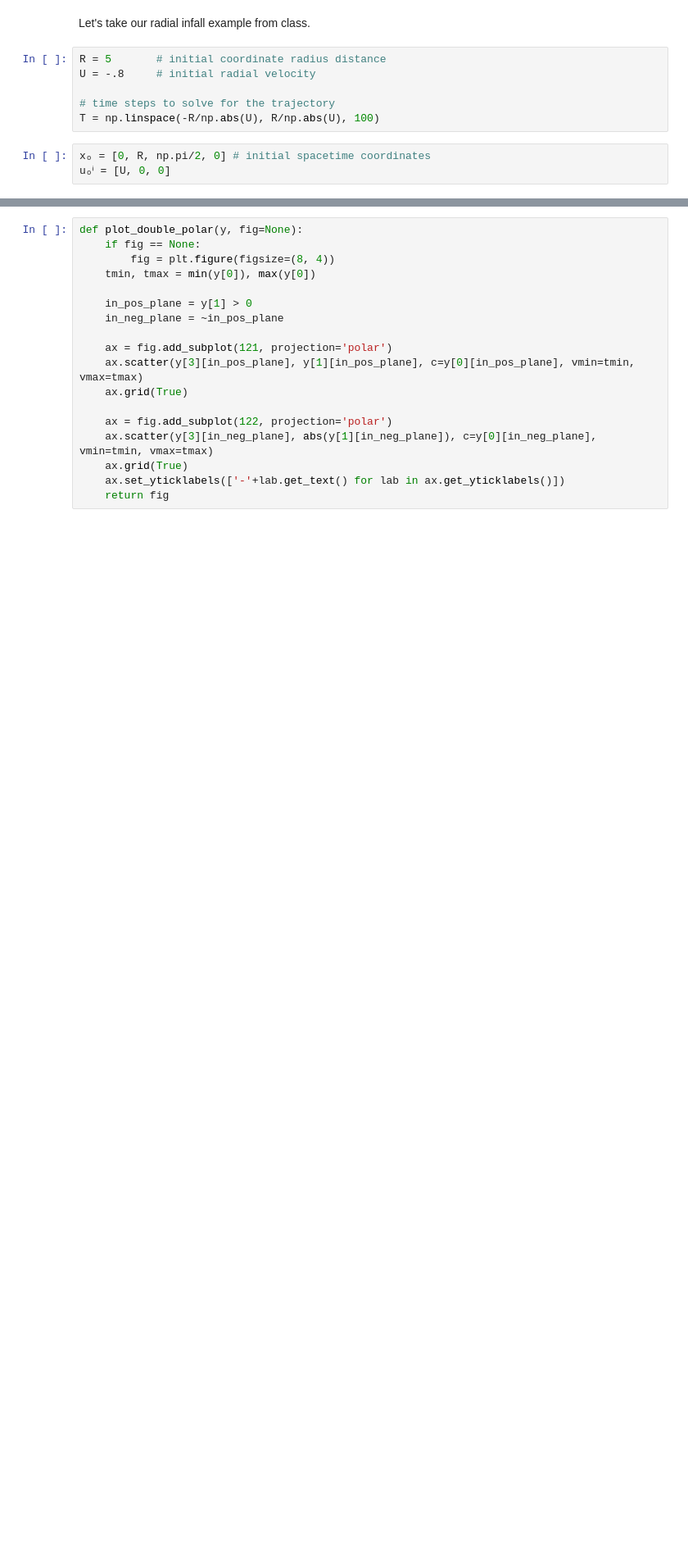
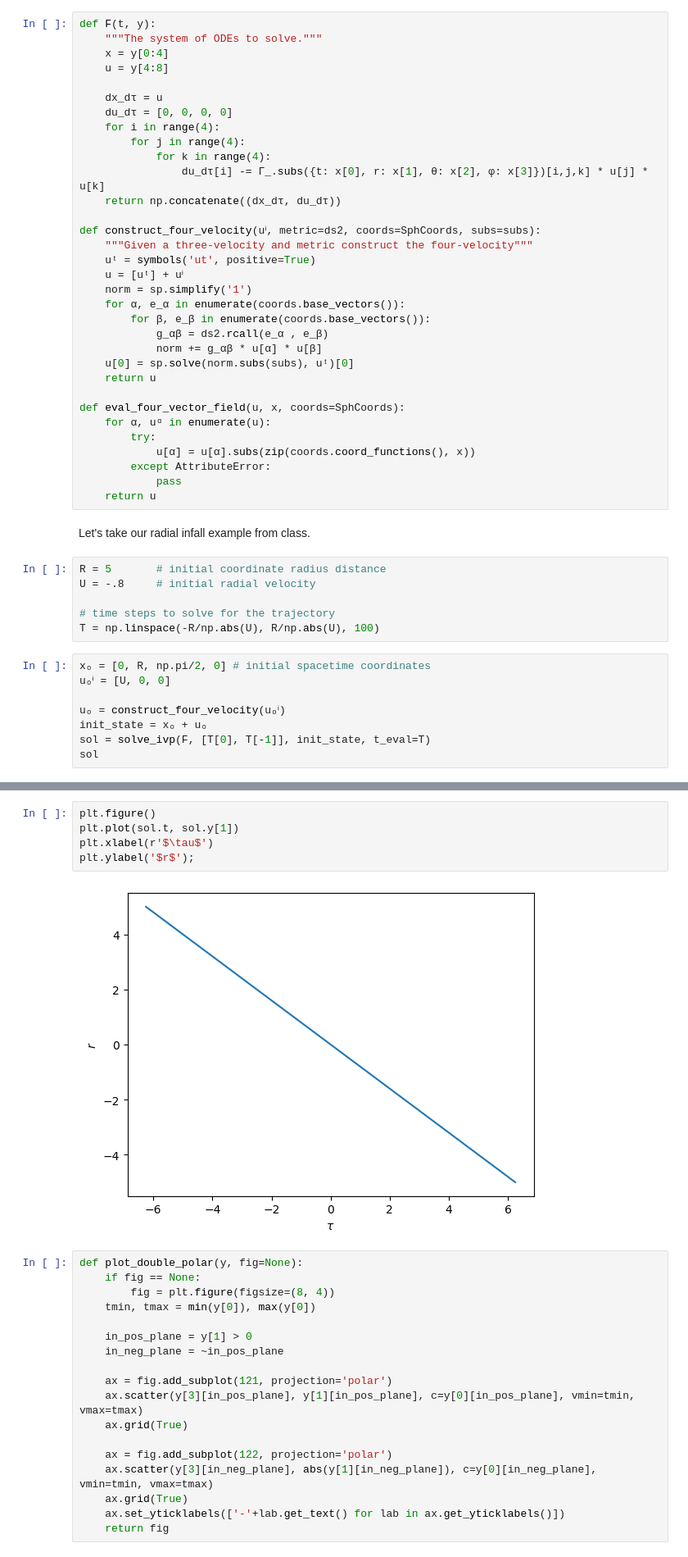
Before and after one commit to uo-phys/gr-winter25, a Jupyter notebook: notebooks/2 - Sympy Differential Geometry and Numerical Integration of Geodesics.ipynb, the cells around one changed output, grey strips where cells are left out. Shown at 82% size. Saved outputs shown, nothing was run; the diff lists cells and outputs as text; blank space fills up the shorter version.

```diff
--- a/notebooks/2 - Sympy Differential Geometry and Numerical Integration of Geodesics.ipynb
+++ b/notebooks/2 - Sympy Differential Geometry and Numerical Integration of Geodesics.ipynb
@@ -135,3 +178,36 @@ def eval_four_vector_field(u, x, coords=SphCoords):
+# %%
+def F(t, y):
+    """The system of ODEs to solve."""
+    x = y[0:4]
+    u = y[4:8]
+
+    dx_dτ = u
+    du_dτ = [0, 0, 0, 0]
+    for i in range(4):
+        for j in range(4):
+            for k in range(4):
+                du_dτ[i] -= Γ_.subs({t: x[0], r: x[1], θ: x[2], φ: x[3]})[i,j,k] * u[j] * u[k]
+    return np.concatenate((dx_dτ, du_dτ))
+
+def construct_four_velocity(uⁱ, metric=ds2, coords=SphCoords, subs=subs):
+    """Given a three-velocity and metric construct the four-velocity"""
+    uᵗ = symbols('ut', positive=True)
+    u = [uᵗ] + uⁱ
+    norm = sp.simplify('1')
+    for α, e_α in enumerate(coords.base_vectors()):
+        for β, e_β in enumerate(coords.base_vectors()):
+            g_αβ = ds2.rcall(e_α , e_β)
+            norm += g_αβ * u[α] * u[β]
+    u[0] = sp.solve(norm.subs(subs), uᵗ)[0]
+    return u
+
+def eval_four_vector_field(u, x, coords=SphCoords):
+    for α, uᵅ in enumerate(u):
+        try:
+            u[α] = u[α].subs(zip(coords.coord_functions(), x))
+        except AttributeError:
+            pass
+    return u
 # %% [markdown]
 Let's take our radial infall example from class.
 # %%
@@ -143,3 +219,8 @@ T = np.linspace(-R/np.abs(U), R/np.abs(U), 100)
 # %%
 xₒ = [0, R, np.pi/2, 0] # initial spacetime coordinates
 uₒⁱ = [U, 0, 0]
+
+uₒ = construct_four_velocity(uₒⁱ)
+init_state = xₒ + uₒ
+sol = solve_ivp(F, [T[0], T[-1]], init_state, t_eval=T)
+sol
@@ -146,3 +243,10 @@ uₒⁱ = [U, 0, 0]
+# %%
+plt.figure()
+plt.plot(sol.t, sol.y[1])
+plt.xlabel(r'$\tau$')
+plt.ylabel('$r$');
+# %% [output]
+[figure, added]
 # %%
 def plot_double_polar(y, fig=None):
     if fig == None:
```
Also changed, not shown: parts of 25 cells of this notebook, 1 other file.
